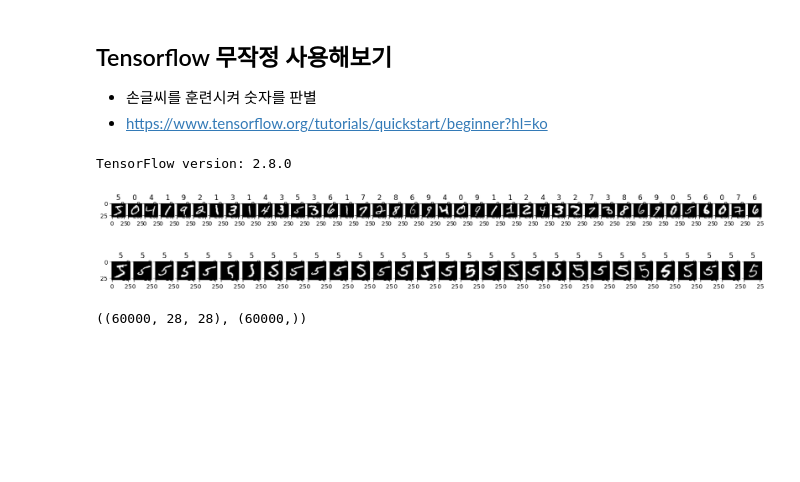
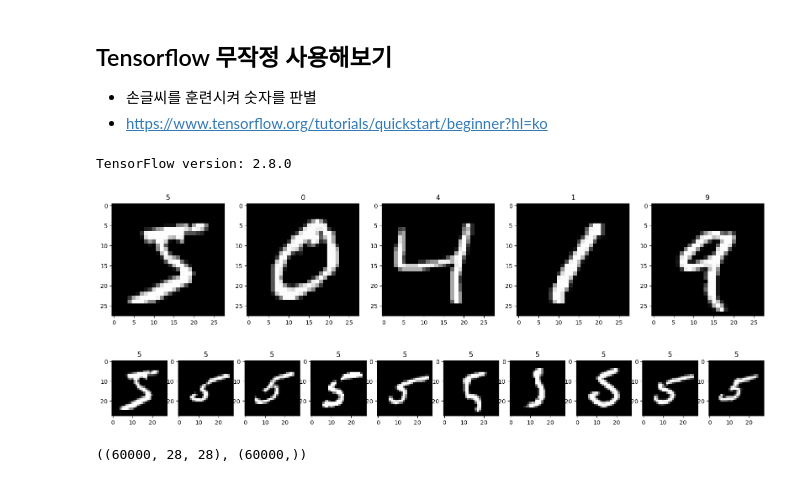
Before and after one commit to dlsco123/deeplearning, a Jupyter notebook: [DL]HandWriting.ipynb, the cells around one changed output. Cells and saved outputs as stored; diff of their text form; code cells hidden in the pictures; blank space fills up the shorter version.

```diff
--- a/[DL]HandWriting.ipynb
+++ b/[DL]HandWriting.ipynb
@@ -18,40 +18,42 @@ import matplotlib.pyplot as plt
 # %%
 import matplotlib.pyplot as plt
 
 y_train[:3]
 
 def plot(dataX, dataY, num = 10):
     plt.figure(figsize=(20,20))
 
     for cnt, x in enumerate(dataX[:num]):
         plt.subplot(1,num,cnt+1)
         plt.imshow(x,cmap='gray')
         plt.title(dataY[cnt])
 
 def count(data):
     tmp = np.unique(data,return_counts=True)
     print(tmp)
     plt.figure(figsize=(5,3))
     plt.bar(tmp[0], tmp[1])
 
-plot(x_train, y_train, 40)
+plot(x_train, y_train, 5)
 # count(y_train)
 # %% [output]
-[figure, old version]
+[figure, new version]
 # %%
 # 숫자 5
-newX = []
-newY = []
 
-select_num=5
-for x,y in zip(x_train, y_train):
-    if y ==select_num:
-        newX.append(x)
-        newY.append(y)
-# len(newY)
-plot(newX,newY, 30)
+
+def select_N(select_num):
+    newX = []
+    newY = []
+    for x,y in zip(x_train, y_train):
+        if y ==select_num:
+            newX.append(x)
+            newY.append(y)
+    plot(newX,newY, 10)
+
+select_N(5)
 # %% [output]
-[figure, old version]
+[figure, new version]
 # %%
 np.shape(x_train), np.shape(y_train)
 # %% [output]
```
Also changed, not shown: parts of 6 cells of this notebook, 1 other file.
